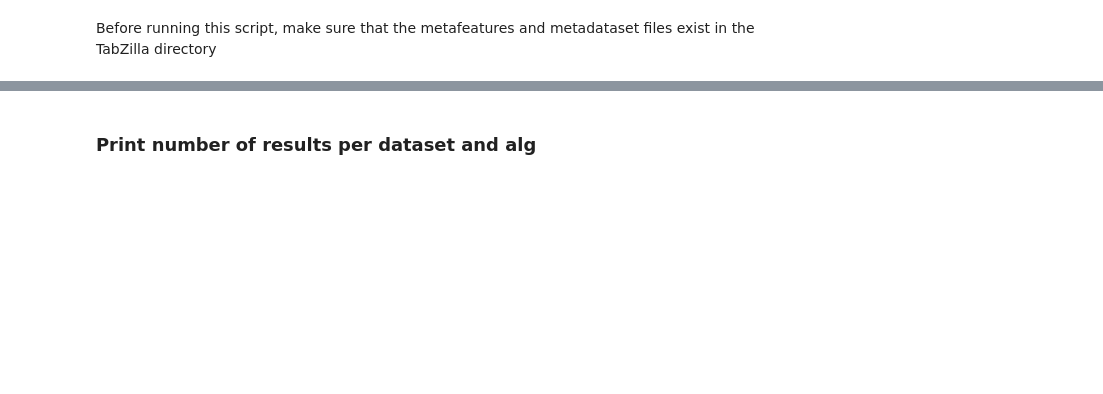
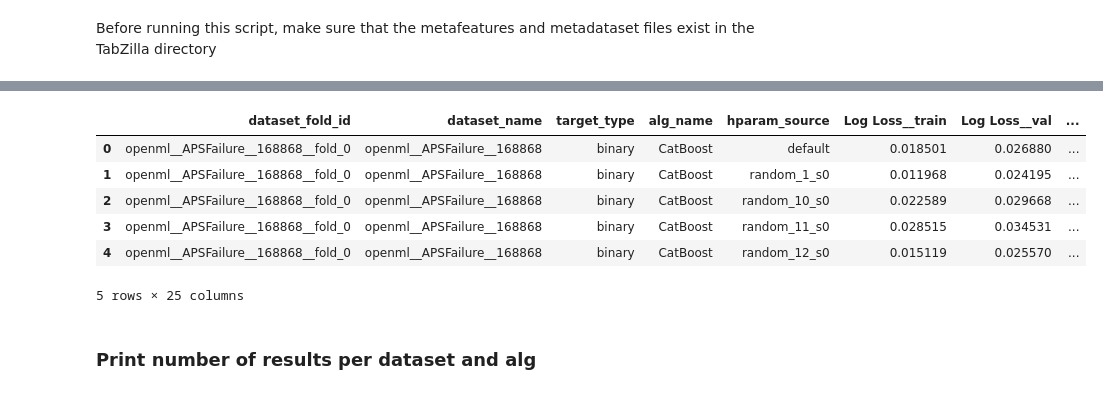
Before and after one commit to yzeng58/tabzilla, a Jupyter notebook: results_viz/1-aggregate-results.ipynb, the cells around one changed output, grey strips where cells are left out. Cells and saved outputs as stored; diff of their text form; code cells hidden in the pictures; blank space fills up the shorter version.

```diff
--- a/results_viz/1-aggregate-results.ipynb
+++ b/results_viz/1-aggregate-results.ipynb
@@ -37,3 +39,13 @@ KeyError: 'num_inst'
+# %%
+metadataset_df.head()
+# %% [output]
+|  | dataset_fold_id | dataset_name | target_type | alg_name | hparam_source | Log Loss__train | Log Loss__val | ... |
+| 0 | openml__APSFailure__168868__fold_0 | openml__APSFailure__168868 | binary | CatBoost | default | 0.018501 | 0.026880 | ... |
+| 1 | openml__APSFailure__168868__fold_0 | openml__APSFailure__168868 | binary | CatBoost | random_1_s0 | 0.011968 | 0.024195 | ... |
+| 2 | openml__APSFailure__168868__fold_0 | openml__APSFailure__168868 | binary | CatBoost | random_10_s0 | 0.022589 | 0.029668 | ... |
+| 3 | openml__APSFailure__168868__fold_0 | openml__APSFailure__168868 | binary | CatBoost | random_11_s0 | 0.028515 | 0.034531 | ... |
+| 4 | openml__APSFailure__168868__fold_0 | openml__APSFailure__168868 | binary | CatBoost | random_12_s0 | 0.015119 | 0.025570 | ... |
+5 rows × 25 columns
 # %% [markdown]
 ### Print number of results per dataset and alg
 # %%
```
Also changed, not shown: parts of 9 cells of this notebook, 42 other files.
